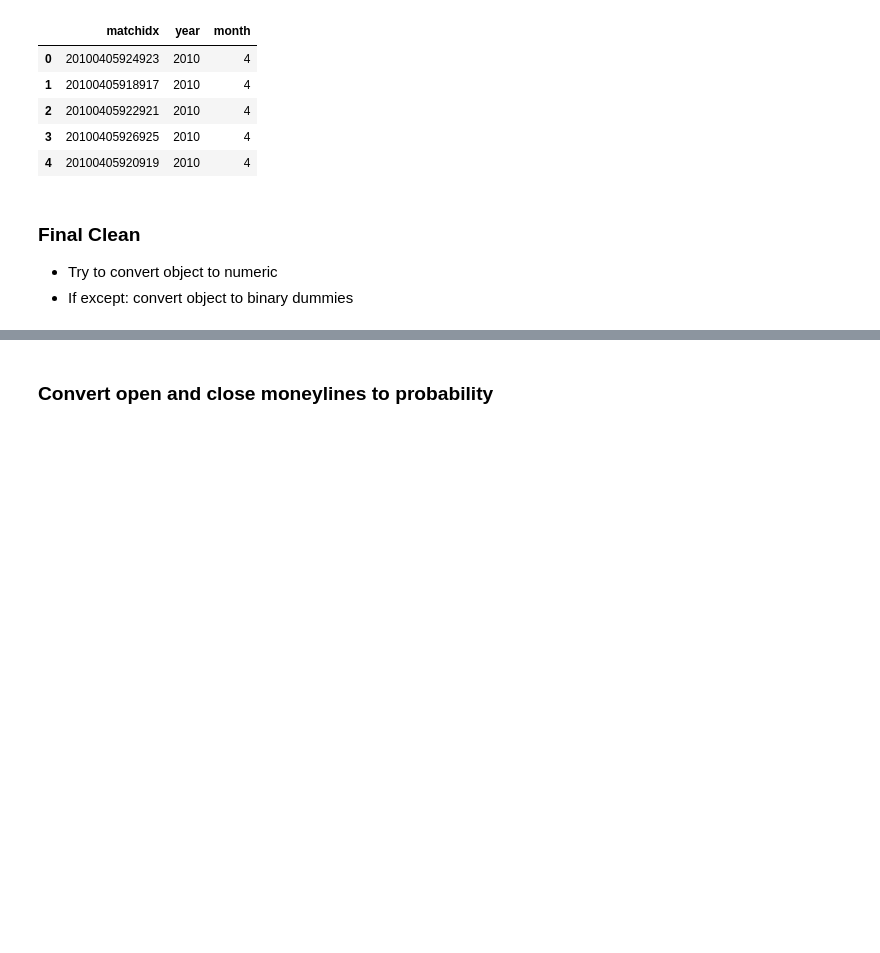
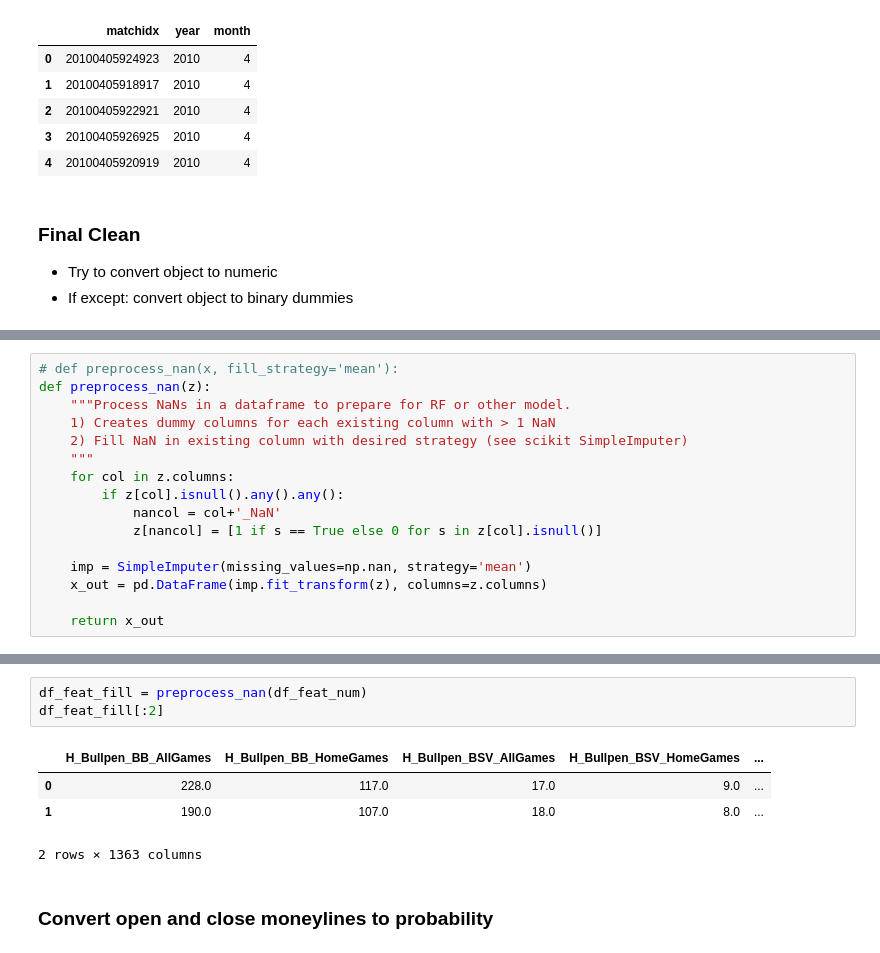
Before and after one commit to etothexipi/mlb_bet_notebooks, a Jupyter notebook: model_statfox_matchups.ipynb, the cells around one changed output, grey strips where cells are left out. Cells and saved outputs as stored; diff of their text form; blank space fills up the shorter version.

```diff
--- a/model_statfox_matchups.ipynb
+++ b/model_statfox_matchups.ipynb
@@ -216 +234,17 @@ def preprocess_features(x):
+# %%
+# def preprocess_nan(x, fill_strategy='mean'):
+def preprocess_nan(z):
+    """Process NaNs in a dataframe to prepare for RF or other model.
+    1) Creates dummy columns for each existing column with > 1 NaN
+    2) Fill NaN in existing column with desired strategy (see scikit SimpleImputer)
+    """
+    for col in z.columns:
+        if z[col].isnull().any().any():
+            nancol = col+'_NaN'
+            z[nancol] = [1 if s == True else 0 for s in z[col].isnull()]
+
+    imp = SimpleImputer(missing_values=np.nan, strategy='mean')
+    x_out = pd.DataFrame(imp.fit_transform(z), columns=z.columns)
+
+    return x_out
 # %%
@@ -270,3 +278,11 @@ Name: H__Latest_TotLn, Length: 11708, dtype: float64
+# %%
+df_feat_fill = preprocess_nan(df_feat_num)
+df_feat_fill[:2]
+# %% [output]
+|  | H_Bullpen_BB_AllGames | H_Bullpen_BB_HomeGames | H_Bullpen_BSV_AllGames | H_Bullpen_BSV_HomeGames | ... |
+| 0 | 228.0 | 117.0 | 17.0 | 9.0 | ... |
+| 1 | 190.0 | 107.0 | 18.0 | 8.0 | ... |
+2 rows × 1363 columns
 # %% [markdown]
 ### Convert open and close moneylines to probability
 # %%
```
Also changed, not shown: parts of 55 cells of this notebook.
